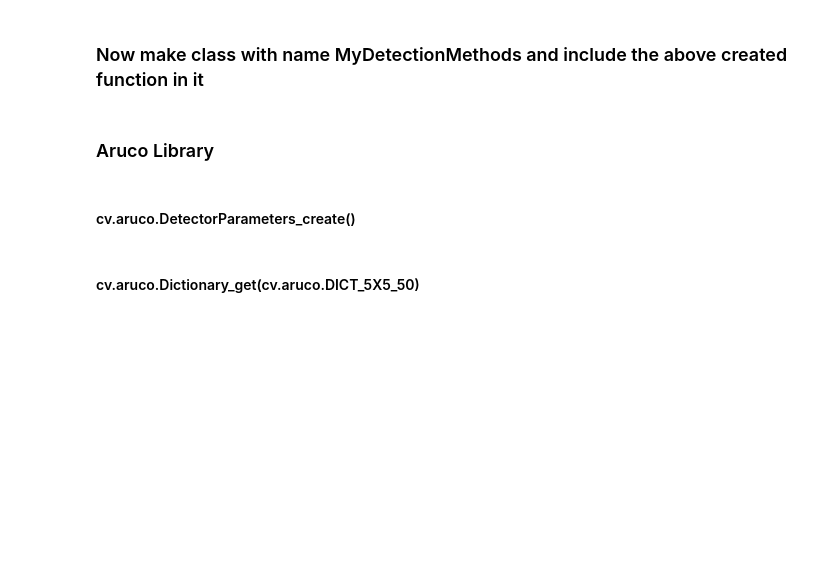
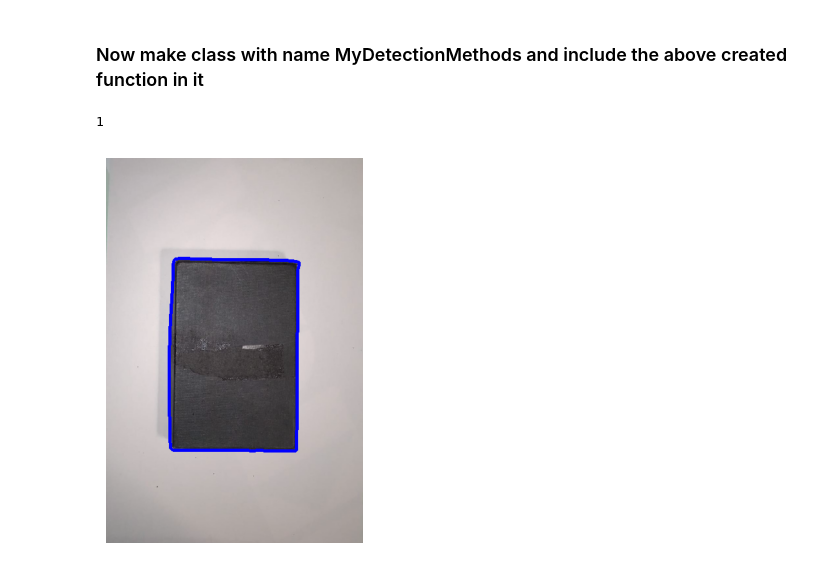
Before and after one commit to ZiaUrRehman-bit/Finding-the-width-and-height-of-an-object-using-aruco-library, a Jupyter notebook: 02. Using Aruco module/Explaination01.ipynb, the cells around one changed output. Saved outputs shown, nothing was run; the diff lists cells and outputs as text; code cells hidden in the pictures; blank space fills up the shorter version.

```diff
--- a/02. Using Aruco module/Explaination01.ipynb
+++ b/02. Using Aruco module/Explaination01.ipynb
@@ -571,8 +681,2 @@ obj.print_value()  # prints 10
 # %% [markdown]
 ### Now make class with name MyDetectionMethods and include the above created function in it
-# %% [markdown]
-### Aruco Library
-# %% [markdown]
-#### cv.aruco.DetectorParameters_create()
-# %% [markdown]
-#### cv.aruco.Dictionary_get(cv.aruco.DICT_5X5_50)
@@ -578,0 +743,25 @@ obj.print_value()  # prints 10
+# %%
+import matplotlib.pyplot as plt
+
+# make object of above created class
+detector = MyDetectionMethods
+
+img = cv.imread("1.jpeg")
+img = cv.resize(img, (400, 600))
+
+# now call the above function from class using object detector
+contours = detector.detectUsingCanny(img=img, lower=120, upper=160)
+print(len(contours))
+
+cv.drawContours(img, contours, -1, (0,0,255), 3)
+
+plt.figure(figsize=(5,5))
+plt.imshow(img)
+plt.axis(False)
+# cv.imshow("image", img)
+cv.waitKey()
+
+cv.destroyAllWindows()
+# %% [output]
+1
+[figure, added]
```
Also changed, not shown: parts of 42 cells of this notebook.
